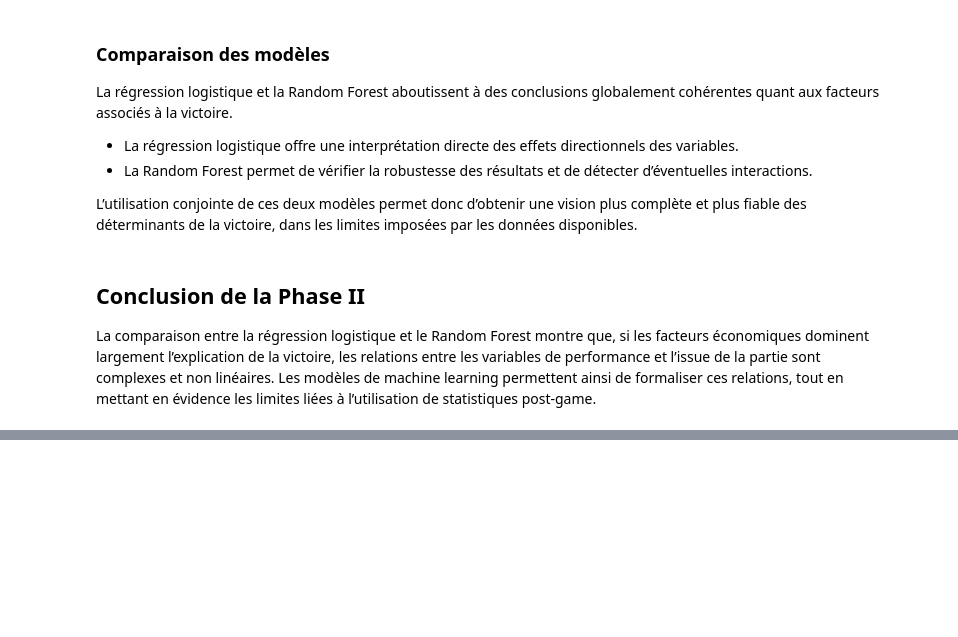
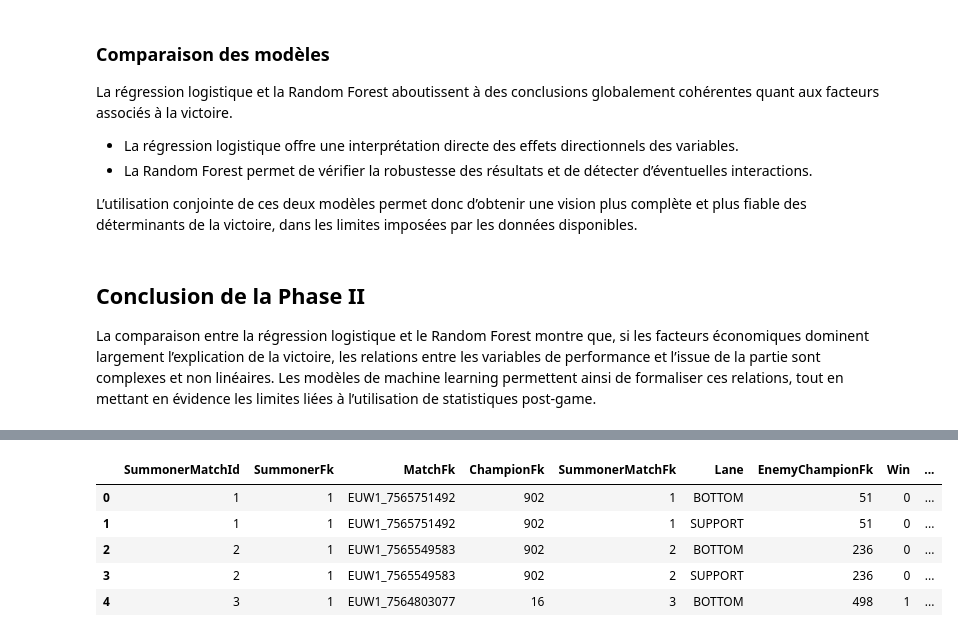
Before and after one commit to denisjng/LeagueOfLegendsMeta, a Jupyter notebook: Code/LoLMeta.ipynb, the cells around one changed output, grey strips where cells are left out. Saved outputs shown, nothing was run; the diff lists cells and outputs as text; code cells hidden in the pictures; blank space fills up the shorter version.

```diff
--- a/Code/LoLMeta.ipynb
+++ b/Code/LoLMeta.ipynb
@@ -1914,0 +1963,23 @@ Les modèles de machine learning permettent ainsi de formaliser ces relations, t
+# %%
+# --- 5.a : SummonerMatchTbl (base) ---
+sm = summoner_match_df[["SummonerMatchId", "SummonerFk", "MatchFk", "ChampionFk"]].copy()
+
+# --- 5.b : MatchStatsTbl (on ne garde QUE du pré-game + la cible Win)
+# Important : on évite de traîner toutes les stats post-game.
+ms_cols = ["SummonerMatchFk", "Lane", "EnemyChampionFk", "Win"]
+missing = [c for c in ms_cols if c not in match_stats_df.columns]
+if missing:
+    raise KeyError(f"Colonnes manquantes dans MatchStatsTbl: {missing}")
+
+ms = match_stats_df[ms_cols].copy()
+
+# Harmonisation types de clé (évite l'erreur int/object)
+sm["SummonerMatchId"] = sm["SummonerMatchId"].astype(str).str.strip()
+ms["SummonerMatchFk"] = ms["SummonerMatchFk"].astype(str).str.strip()
+
+# --- 5.c : MatchTbl (contexte)
+m = matches_df[["MatchId", "Patch", "QueueType", "RankFk", "GameDuration"]].copy()
+
+# Harmonisation clé match
+sm["MatchFk"] = sm["MatchFk"].astype(str).str.strip()
+m["MatchId"] = m["MatchId"].astype(str).str.strip()
@@ -1914,0 +1992,9 @@ Les modèles de machine learning permettent ainsi de formaliser ces relations, t
+# %%
+df_pregame = sm.merge(
+    ms,
+    left_on="SummonerMatchId",
+    right_on="SummonerMatchFk",
+    how="inner"
+)
+
+df_pregame.head()
@@ -1914,0 +2015,16 @@ Les modèles de machine learning permettent ainsi de formaliser ces relations, t
+# %%
+df_pregame = df_pregame.merge(
+    m,
+    left_on="MatchFk",
+    right_on="MatchId",
+    how="left"
+)
+
+df_pregame.head()
+# %% [output]
+|  | SummonerMatchId | SummonerFk | MatchFk | ChampionFk | SummonerMatchFk | Lane | EnemyChampionFk | Win | ... |
+| 0 | 1 | 1 | EUW1_7565751492 | 902 | 1 | BOTTOM | 51 | 0 | ... |
+| 1 | 1 | 1 | EUW1_7565751492 | 902 | 1 | SUPPORT | 51 | 0 | ... |
+| 2 | 2 | 1 | EUW1_7565549583 | 902 | 2 | BOTTOM | 236 | 0 | ... |
+| 3 | 2 | 1 | EUW1_7565549583 | 902 | 2 | SUPPORT | 236 | 0 | ... |
+| 4 | 3 | 1 | EUW1_7564803077 | 16 | 3 | BOTTOM | 498 | 1 | ... |
```
Also changed, not shown: parts of 28 cells of this notebook.
